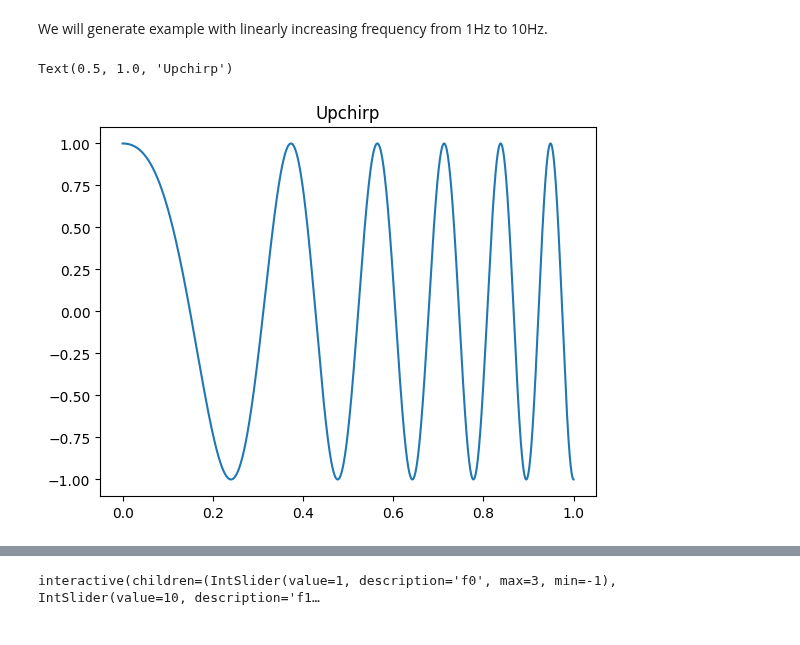
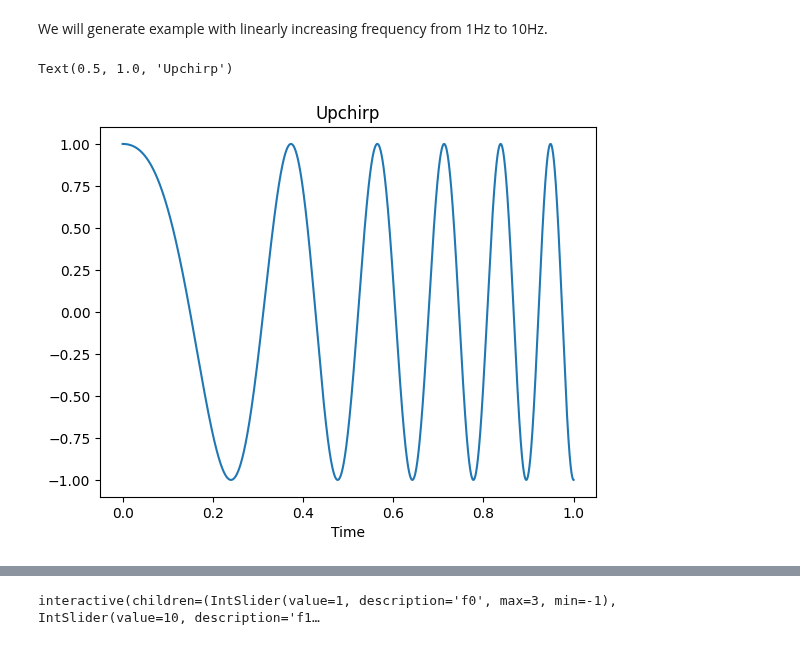
Before and after one commit to BOAT-ocean-acoustics/fundamentals, a Jupyter notebook: boat_tutorials/primers/signal_processing_01_signals.ipynb, the cells around one changed output, grey strips where cells are left out. Drawn from its saved outputs; the diff is of its cells as text; code cells hidden in the pictures.

```diff
--- a/boat_tutorials/primers/signal_processing_01_signals.ipynb
+++ b/boat_tutorials/primers/signal_processing_01_signals.ipynb
@@ -70,12 +71,13 @@ Another example of a signal is a **chirp**, or a signal with an increasing or de
 We will generate example with linearly increasing frequency from 1Hz to 10Hz.
 # %%
 import scipy as sp
-y = sp.signal.chirp(time, f0=1, t1=1, f1=10)
-plt.plot(time, y)
+chirp = sp.signal.chirp(time, f0=1, t1=1, f1=10)
+plt.plot(time, chirp)
+plt.xlabel("Time")
 plt.title("Upchirp")
 # %% [output]
 Text(0.5, 1.0, 'Upchirp')
-[figure, old version]
+[figure, new version]
 # %%
 freq = 100
 ipd.Audio(sp.signal.chirp(time, f0=1, t1=1, f1=100), rate=N)
```
Also changed, not shown: parts of 10 cells of this notebook.
